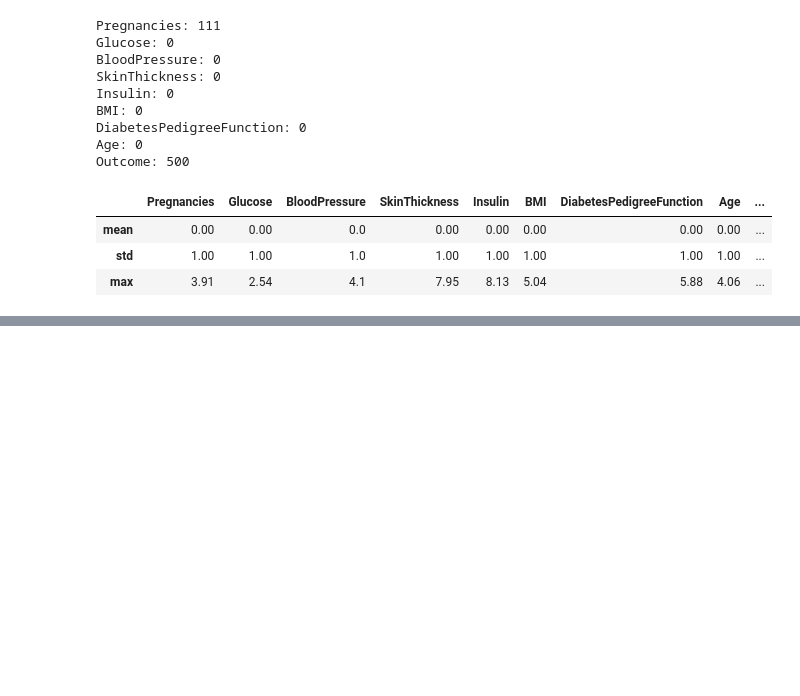
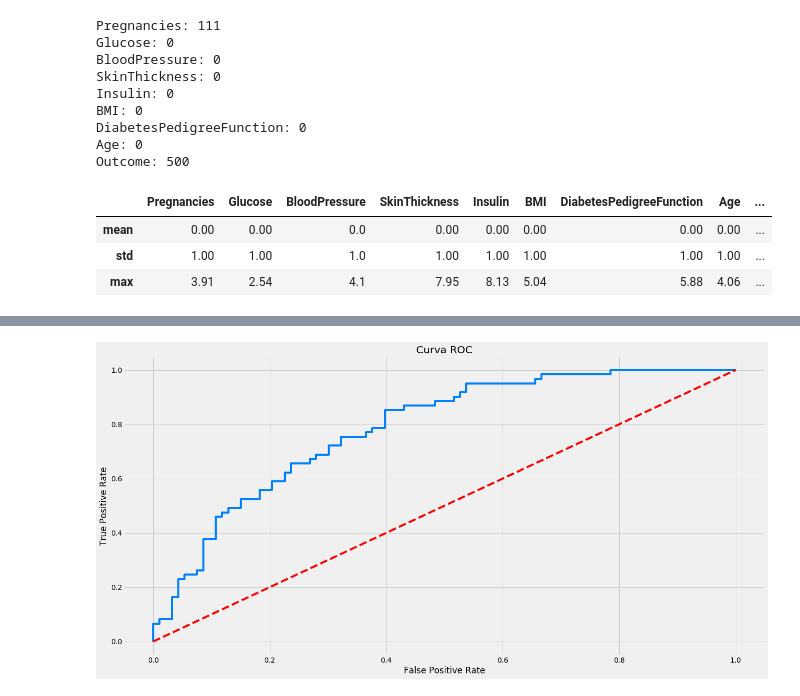
Before and after one commit to bobcastaldeli/Deep-Learning-Notes, a Jupyter notebook: Keras/02-Predicting-Diabetes-with-MLP.ipynb, the cells around one changed output, grey strips where cells are left out. Saved outputs shown, nothing was run; the diff lists cells and outputs as text; code cells hidden in the pictures; blank space fills up the shorter version.

```diff
--- a/Keras/02-Predicting-Diabetes-with-MLP.ipynb
+++ b/Keras/02-Predicting-Diabetes-with-MLP.ipynb
@@ -230,0 +314,22 @@ X_train, X_val, y_train, y_val = train_test_split(X_train, y_train, test_size=0.
+# %%
+# Realiza a previsão para os dados de teste
+yhat = model.predict(X_test)
+
+# False Positive Rate e True Positive Rate
+FPR, TPR, _ = roc_curve(y_test, yhat)
+
+# Cria o gráfico
+plt.plot(FPR, TPR)
+
+# Linha diagonal
+plt.plot([0,1],[0,1],'--', color='red')
+
+# Define o títlos e eixos
+plt.title('Curva ROC')
+plt.xlabel('False Positive Rate')
+plt.ylabel('True Positive Rate')
+
+# Mostra o gráfico
+plt.show()
+# %% [output]
+[figure, added]
```
Also changed, not shown: parts of 6 cells of this notebook.
